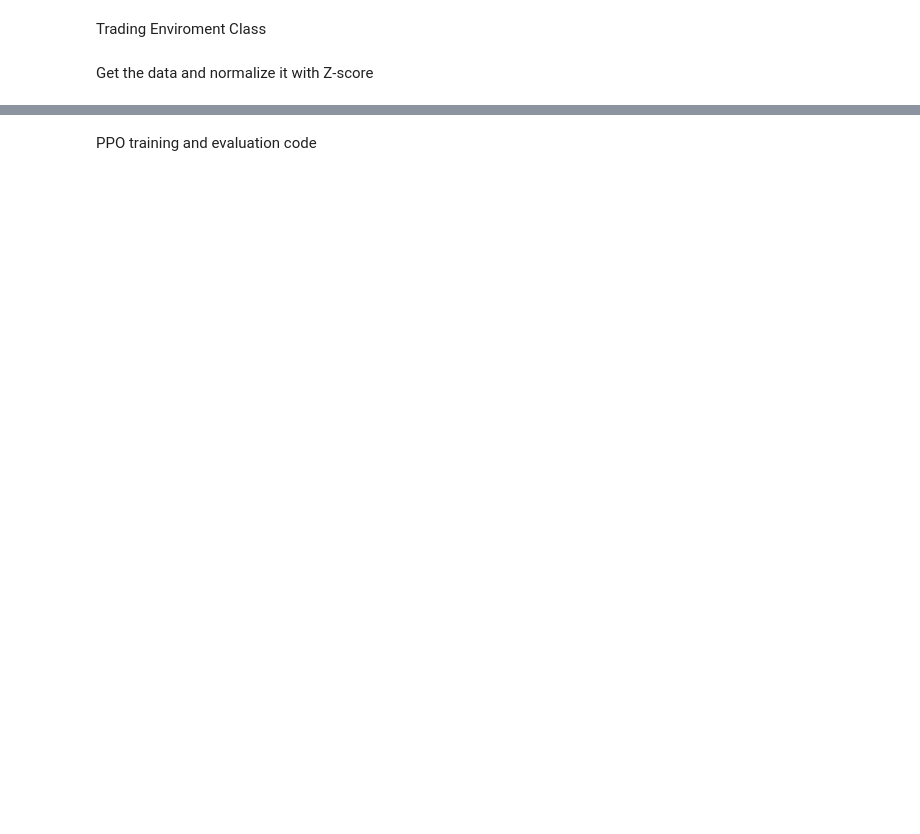
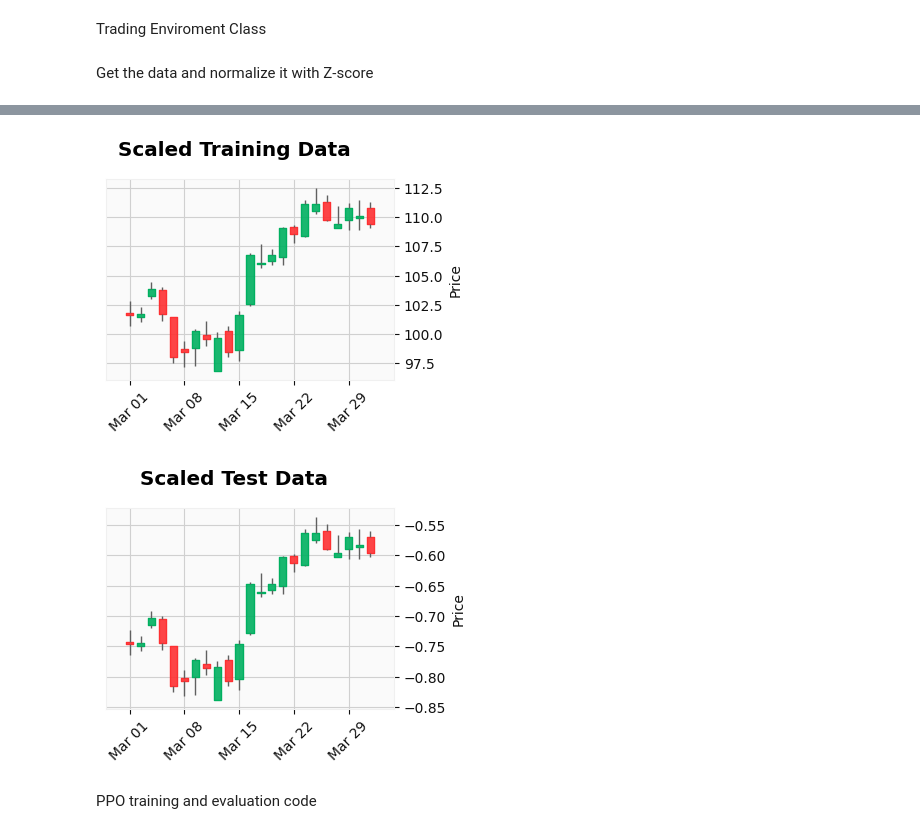
Before and after one commit to Flotschi1992/candle-stick-reinfordement-based, a Jupyter notebook: notebooks/rl_environment.ipynb, the cells around one changed output, grey strips where cells are left out. Saved outputs shown, nothing was run; the diff lists cells and outputs as text; code cells hidden in the pictures; blank space fills up the shorter version.

```diff
--- a/notebooks/rl_environment.ipynb
+++ b/notebooks/rl_environment.ipynb
@@ -72,8 +101,5 @@ Get the data and normalize it with Z-score
 # %%
-
-from sklearn.preprocessing import StandardScaler
 import joblib
-import pandas as pd
 
 # Load raw data
 data = pd.read_csv('../data/Candlestick_01jan2000_31dec2024.csv', parse_dates=['date'], index_col='date')
@@ -83,13 +109,12 @@ split_idx  = int(len(data) * 0.8)
 train_data = data.iloc[:split_idx]
 test_data  = data.iloc[split_idx:]
 
-# Fit scaler on training data only
-scaler       = StandardScaler()
-scaled_train = scaler.fit_transform(train_data) # train the scaler on train data
-scaled_test  = scaler.transform(test_data)      # run the scaler on the rest
+# Fit OHLCScaler on training data
+scaler = OHLCScaler(train_data)
 
-joblib.dump(scaler, '../models/scaler.pkl')     # Save scaler for future use
+# Transform train and test data
+scaled_train_df = scaler.transform(train_data)
+scaled_test_df  = scaler.transform(test_data)
 
-# Convert back to DataFrame
-scaled_train_df = pd.DataFrame(scaled_train, columns=data.columns, index=train_data.index)
-scaled_test_df  = pd.DataFrame(scaled_test,  columns=data.columns, index=test_data.index )
+# Save scaler for future use
+joblib.dump(scaler, '../models/scaler.pkl')
@@ -96,3 +167,18 @@ scaled_test_df  = pd.DataFrame(scaled_test,  columns=data.columns, index=test_da
+# %%
+# view both datasets as candle-stick charts, lets say one month each
+import matplotlib.pyplot as plt
+import mplfinance as mpf
+
+FIG_SCALE = 0.5
+
+plot_data_org = data.loc['2000-03-01':'2000-03-31']
+plot_data_nor = scaled_train_df.loc['2000-03-01':'2000-03-31']
+
+mpf.plot(plot_data_org, type='candle', volume=False, title='Scaled Training Data', style='yahoo', figscale=FIG_SCALE)
+mpf.plot(plot_data_nor, type='candle', volume=False, title='Scaled Test Data', style='yahoo', figscale=FIG_SCALE)
+# %% [output]
+[figure, added]
+[figure, added]
 # %% [markdown]
 PPO training and evaluation code
 # %%
```
Also changed, not shown: parts of 8 cells of this notebook, 2 other files.
